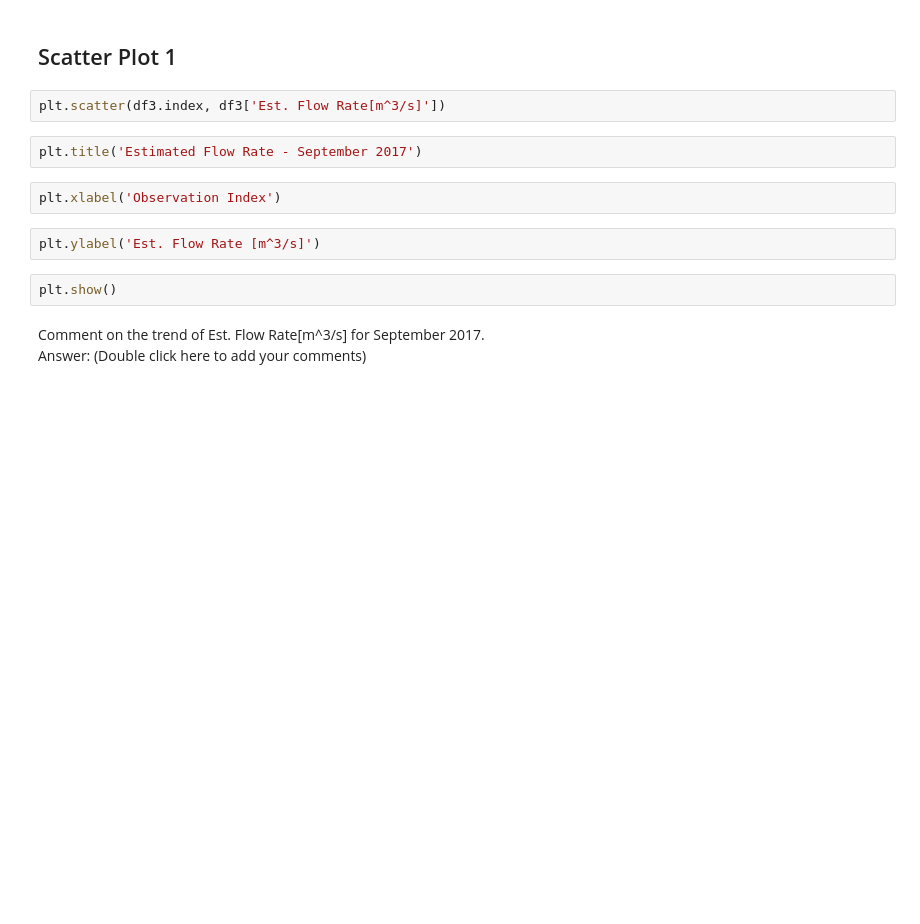
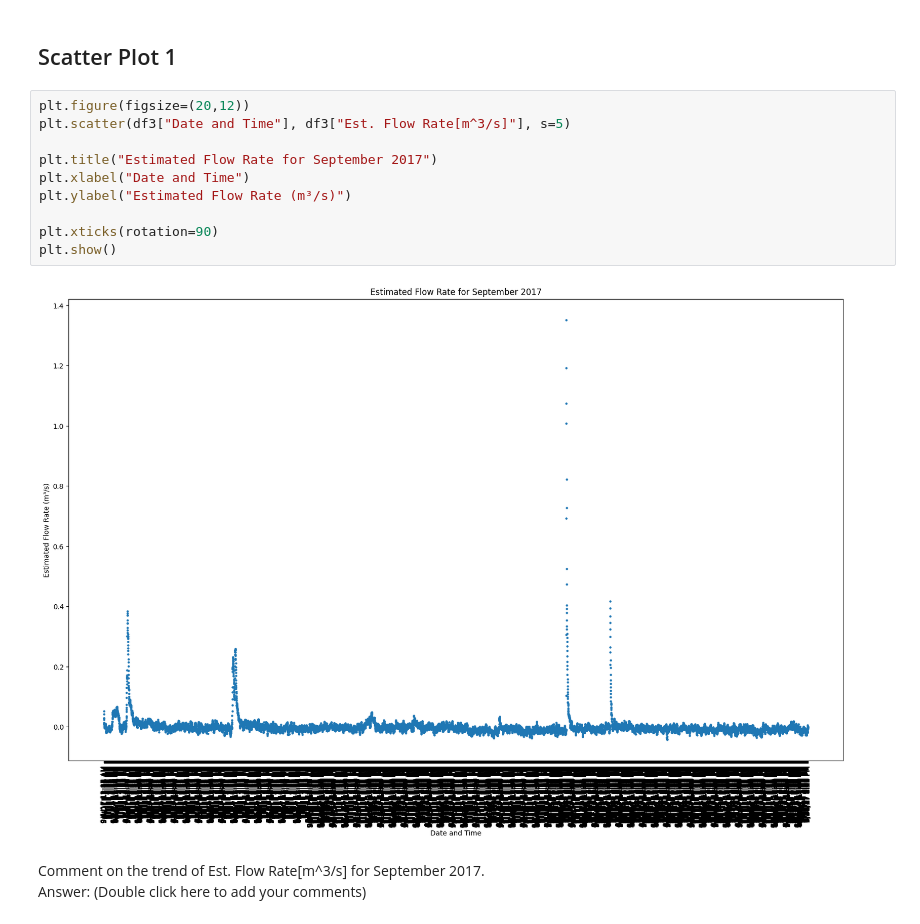
Before and after one commit to ncat-morrow/isen-project-1-370-project, a Jupyter notebook: ISEN_370_Module_2_Project.ipynb, the cells around one changed output. Cells and saved outputs as stored; diff of their text form; blank space fills up the shorter version.

```diff
--- a/ISEN_370_Module_2_Project.ipynb
+++ b/ISEN_370_Module_2_Project.ipynb
@@ -39,16 +63,18 @@ df4.head(10)
 Generate **two** scatter plots: one for the estimated flow rate data in September 2017 and the other for the estimated flow rate data in October 2017. Make sure to provide the title, x axis label and y axis label for your scatter plots.
 # %% [markdown]
 ## Scatter Plot 1
-# %%
-plt.scatter(df3.index, df3['Est. Flow Rate[m^3/s]'])
-# %%
-plt.title('Estimated Flow Rate - September 2017')
-# %%
-plt.xlabel('Observation Index')
-# %%
-plt.ylabel('Est. Flow Rate [m^3/s]')
-# %%
-plt.show()
+# %%
+plt.figure(figsize=(20,12))
+plt.scatter(df3["Date and Time"], df3["Est. Flow Rate[m^3/s]"], s=5)
+
+plt.title("Estimated Flow Rate for September 2017")
+plt.xlabel("Date and Time")
+plt.ylabel("Estimated Flow Rate (m³/s)")
+
+plt.xticks(rotation=90)
+plt.show()
+# %% [output]
+[figure, added]
 # %% [markdown]
 Comment on the trend of Est. Flow Rate[m^3/s] for September 2017.
 <br>
```
Also changed, not shown: parts of 54 cells of this notebook.
